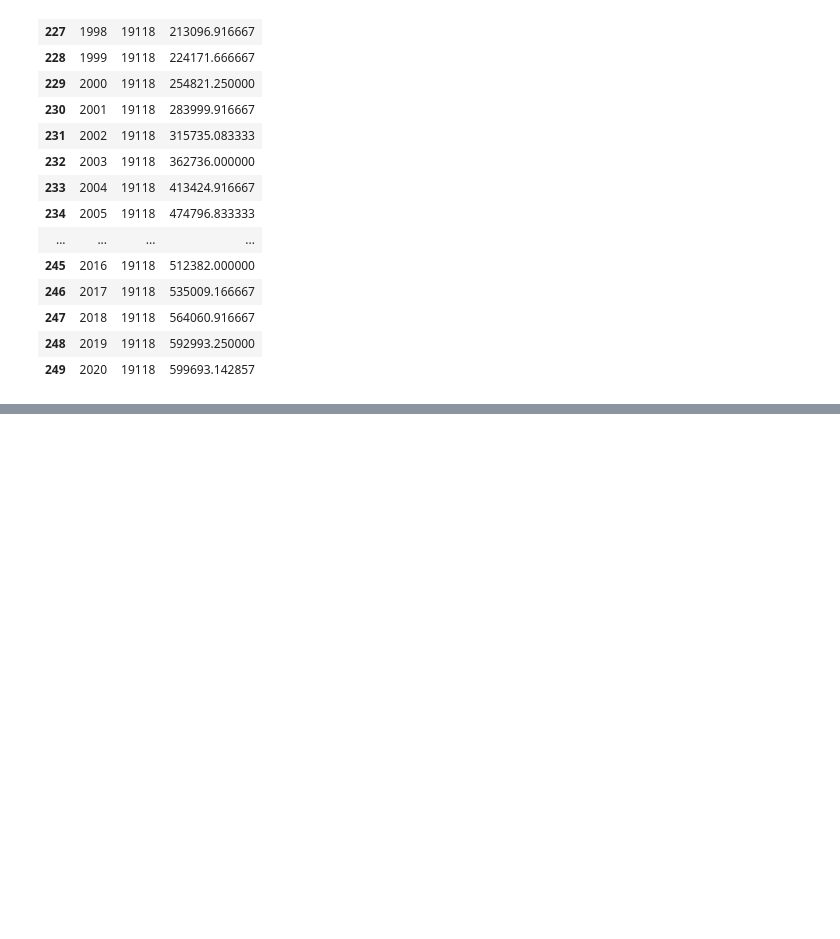
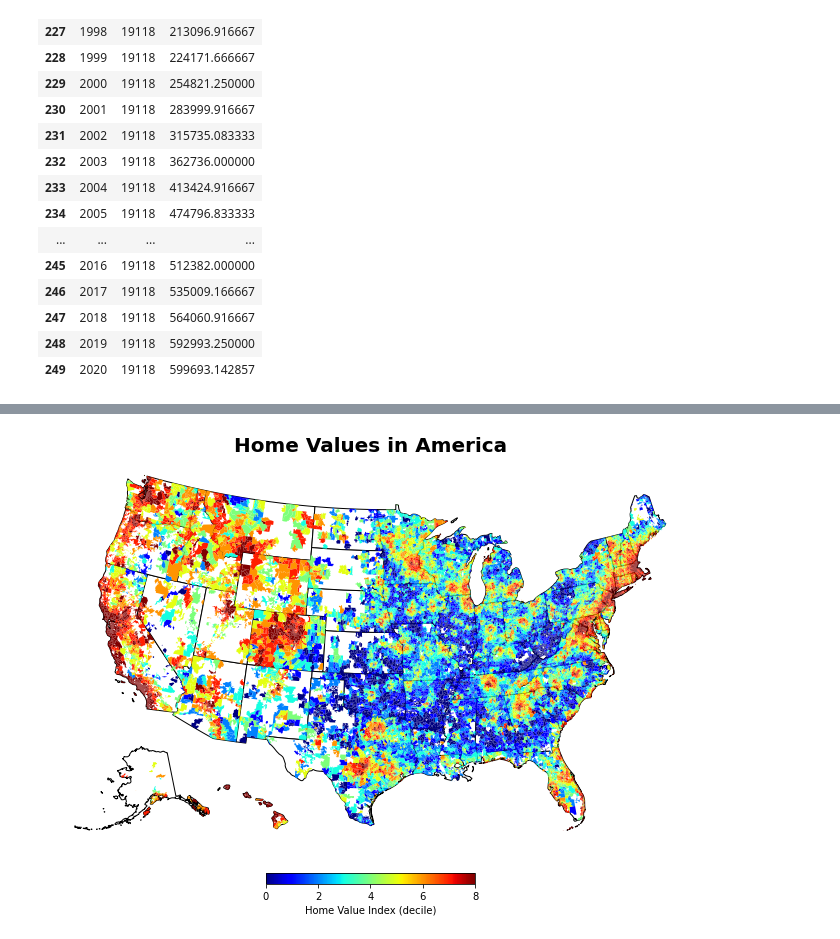
Before and after one commit to asrenninger/wrangling, a Jupyter notebook: python/hw1.ipynb, the cells around one changed output, grey strips where cells are left out. Cells and saved outputs as stored; diff of their text form; code cells hidden in the pictures; blank space fills up the shorter version.

```diff
--- a/python/hw1.ipynb
+++ b/python/hw1.ipynb
@@ -153,0 +181,10 @@ Text(0.5, 0.98, 'Home Values in Philadelphia')
+# %%
+all = data.reset_index()
+all = pd.melt(all, id_vars='RegionName', value_vars=all.columns[10:])
+
+all.columns = ['zip', 'date', 'price']
+
+all['date'] = pd.to_datetime(all['date'], format='%Y-%m-%d')
+all['year'] = pd.DatetimeIndex(all['date']).year
+
+all.head()
@@ -153,0 +198,28 @@ Text(0.5, 0.98, 'Home Values in Philadelphia')
+# %%
+all = all.groupby(['year', 'zip'], as_index=False).mean()
+# %%
+country['zip'] = country['zip'].astype('int64')
+
+shape = all.merge(country, left_on="zip", right_on="zip", how='left')
+shape = gpd.GeoDataFrame(shape)
+# %%
+background = gpd.read_file("/content/drive/My Drive/states.geojson")
+# %%
+shape['deciles'] = pd.qcut(shape[shape['year']==2020].price, 9, labels=False)
+deciles = shape[shape['year']==2020].price.quantile(q=[0.1,0.2,0.3,0.4,0.5,0.6,0.7,0.8,0.9])
+
+year = 2020
+
+with plt.style.context('fast'):
+
+    fig, ax = plt.subplots(figsize=(15,9))
+
+    plt.title("Home Values in America", size=20, weight='bold')
+    plt.axis('off')
+
+    background.plot(color='white', edgecolor='black', ax=ax)
+
+    shape[shape['year']==year].plot('deciles', ax=ax, cmap='jet',
+                                    legend=True, legend_kwds={'label': "Home Value Index (decile)", 'orientation': "horizontal", 'shrink':0.25, 'pad': 0.05});
+# %% [output]
+[figure, added]
```
Also changed, not shown: parts of 6 cells of this notebook.
